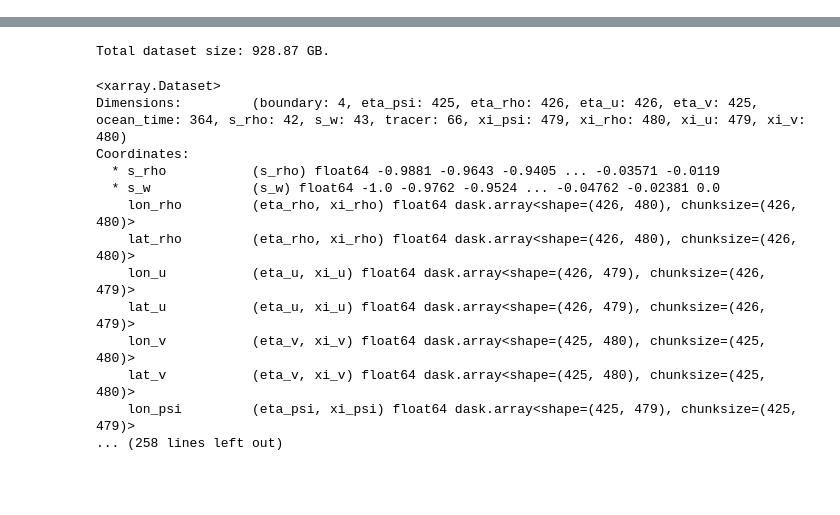
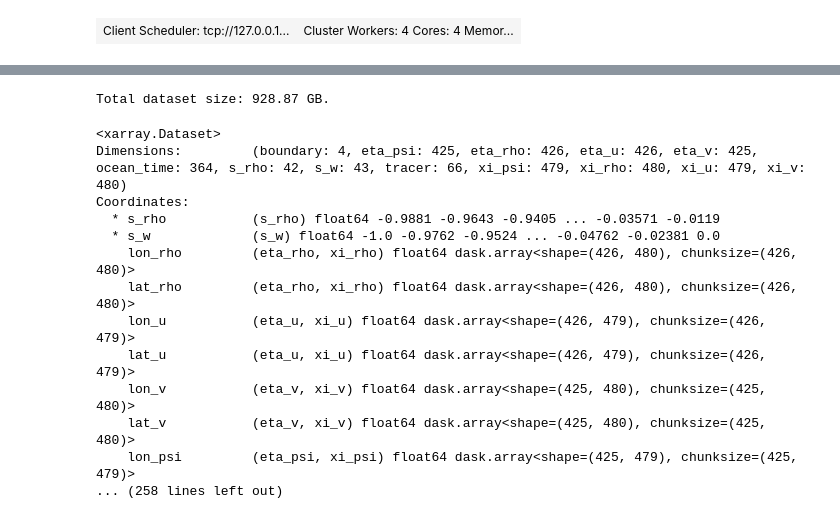
Before and after one commit to NIVANorge/martini-indicator-notebooks, a Jupyter notebook: src/notebooks/CHLa_indicator.ipynb, the cells around one changed output, grey strips where cells are left out. Cells and saved outputs as stored; diff of their text form; code cells hidden in the pictures; blank space fills up the shorter version.

Commit message:
Switch to dask.distributed for parallel processing

```diff
--- a/src/notebooks/CHLa_indicator.ipynb
+++ b/src/notebooks/CHLa_indicator.ipynb
@@ -13 +36,7 @@ plt.style.use('ggplot')
+# %%
+# Create the dask client
+client = Client(n_workers=4, threads_per_worker=1, memory_limit='2GB')
+client
+# %% [output]
+| Client Scheduler: tcp://127.0.0.1... | Cluster Workers: 4 Cores: 4 Memor... |
 # %% [markdown]
```
Also changed, not shown: parts of 7 cells of this notebook.
